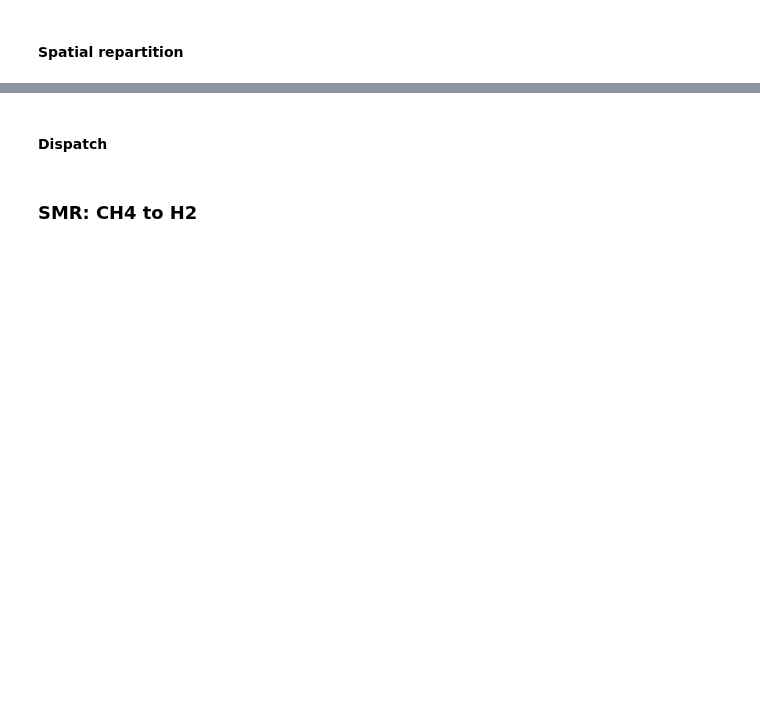
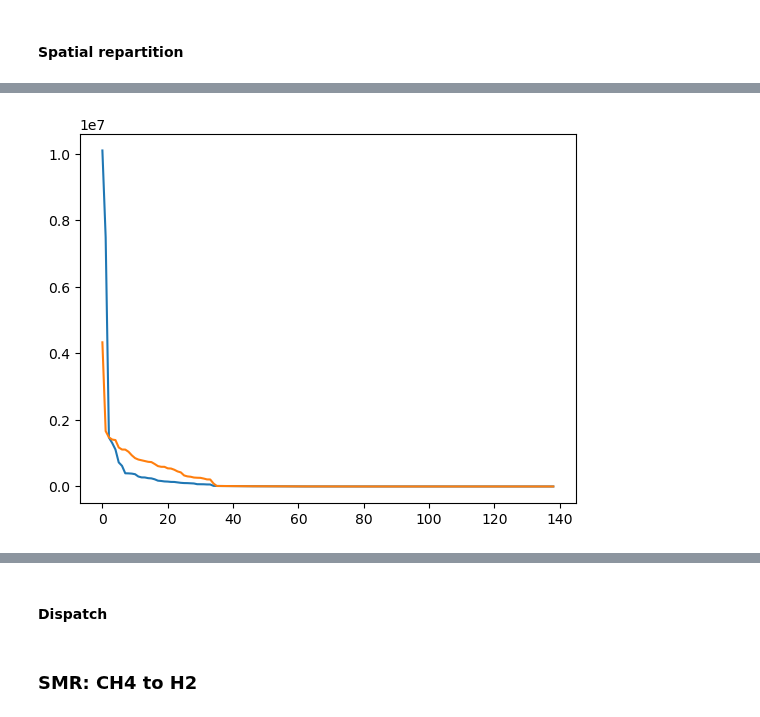
Before and after one commit to openego/eTraGo, a Jupyter notebook: etrago/gas_analysis_etrago.ipynb, the cells around one changed output, grey strips where cells are left out. Drawn from its saved outputs; the diff is of its cells as text; code cells hidden in the pictures; blank space fills up the shorter version.

Commit message:
Comparison of no and 50% H2 feedin

```diff
--- a/etrago/gas_analysis_etrago.ipynb
+++ b/etrago/gas_analysis_etrago.ipynb
@@ -35,3 +37,13 @@ label = {
+# %%
+networks = {
+    "H2_0": network_H2share0,
+    "H2_50": network_H2share50,
+}
+
+label = {
+    "H2_0": "no H2 feedin",
+    "H2_50": "50% H2 feedin",
+}
 # %%
 buses_DE = {}
 for key in networks:
@@ -43,0 +77,3 @@ for key in networks:
+# %%
+for key in networks:
+    print(networks[key].links.carrier.unique())
@@ -192,0 +304,6 @@ for key in networks:
+# %%
+fig,ax = plt.subplots(1)
+for key in networks:
+    ax.plot(np.sort(ely_capacities_h2[key].values)[::-1])
+# %% [output]
+[figure, added]
```
Also changed, not shown: parts of 46 cells of this notebook.
